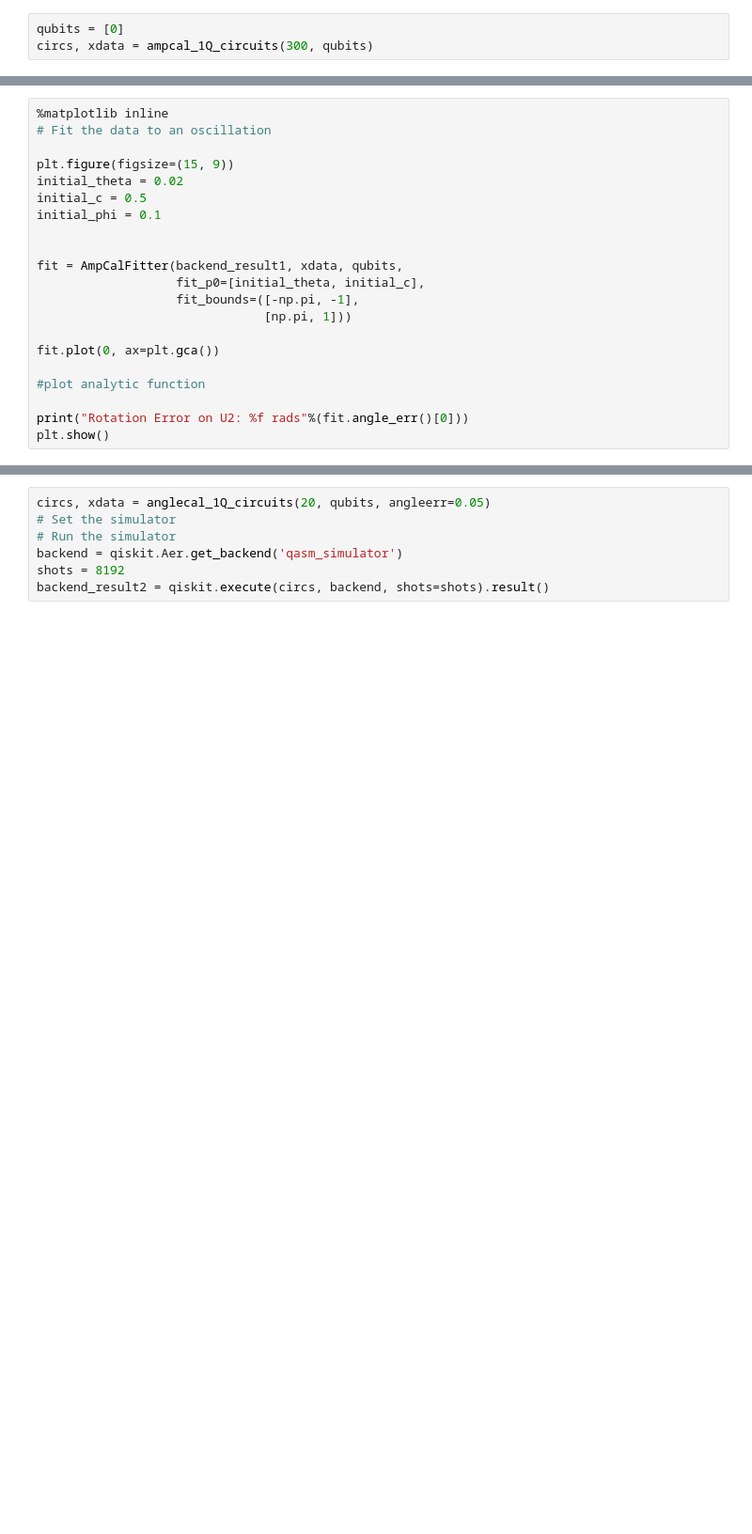
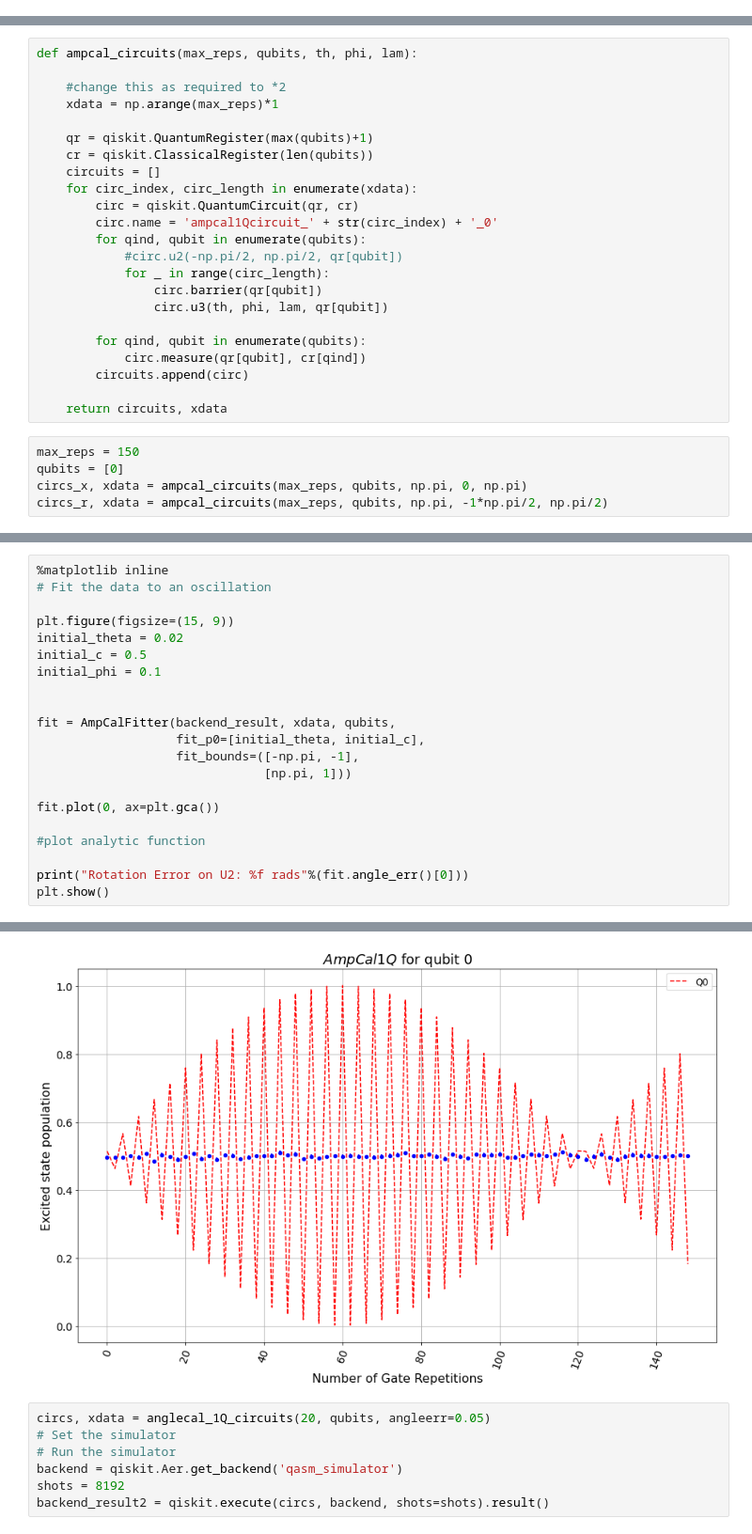
Before and after one commit to a-kapila/quantum-error, a Jupyter notebook: data_and_scripts/general_u3_error.ipynb, the cells around one changed output, grey strips where cells are left out. Shown at 94% size. Drawn from its saved outputs; the diff is of its cells as text; blank space fills up the shorter version.

```diff
--- a/data_and_scripts/general_u3_error.ipynb
+++ b/data_and_scripts/general_u3_error.ipynb
@@ -20,3 +13,0 @@ backend = provider.get_backend('ibmq_burlington')
-# %%
-qubits = [0]
-circs, xdata = ampcal_1Q_circuits(300, qubits)
@@ -70,0 +14,28 @@ plt.scatter(np.fft.fftfreq(len(fft)), list(map(np.abs, fft)))
+# %%
+def ampcal_circuits(max_reps, qubits, th, phi, lam):
+
+    #change this as required to *2
+    xdata = np.arange(max_reps)*1
+
+    qr = qiskit.QuantumRegister(max(qubits)+1)
+    cr = qiskit.ClassicalRegister(len(qubits))
+    circuits = []
+    for circ_index, circ_length in enumerate(xdata):
+        circ = qiskit.QuantumCircuit(qr, cr)
+        circ.name = 'ampcal1Qcircuit_' + str(circ_index) + '_0'
+        for qind, qubit in enumerate(qubits):
+            #circ.u2(-np.pi/2, np.pi/2, qr[qubit])
+            for _ in range(circ_length):
+                circ.barrier(qr[qubit])
+                circ.u3(th, phi, lam, qr[qubit])
+
+        for qind, qubit in enumerate(qubits):
+            circ.measure(qr[qubit], cr[qind])
+        circuits.append(circ)
+
+    return circuits, xdata
+# %%
+max_reps = 150
+qubits = [0]
+circs_x, xdata = ampcal_circuits(max_reps, qubits, np.pi, 0, np.pi)
+circs_r, xdata = ampcal_circuits(max_reps, qubits, np.pi, -1*np.pi/2, np.pi/2)
@@ -98,7 +90,7 @@ initial_c = 0.5
 initial_phi = 0.1
 
 
-fit = AmpCalFitter(backend_result1, xdata, qubits,
+fit = AmpCalFitter(backend_result, xdata, qubits,
                    fit_p0=[initial_theta, initial_c],
                    fit_bounds=([-np.pi, -1],
                                [np.pi, 1]))
@@ -109,3 +101,4 @@ fit.plot(0, ax=plt.gca())
 
 print("Rotation Error on U2: %f rads"%(fit.angle_err()[0]))
 plt.show()
+# %% [output]
@@ -112,3 +106,4 @@ plt.show()
+[figure, added]
 # %%
 circs, xdata = anglecal_1Q_circuits(20, qubits, angleerr=0.05)
 # Set the simulator
```
Also changed, not shown: parts of 22 cells of this notebook, 9 other files.
